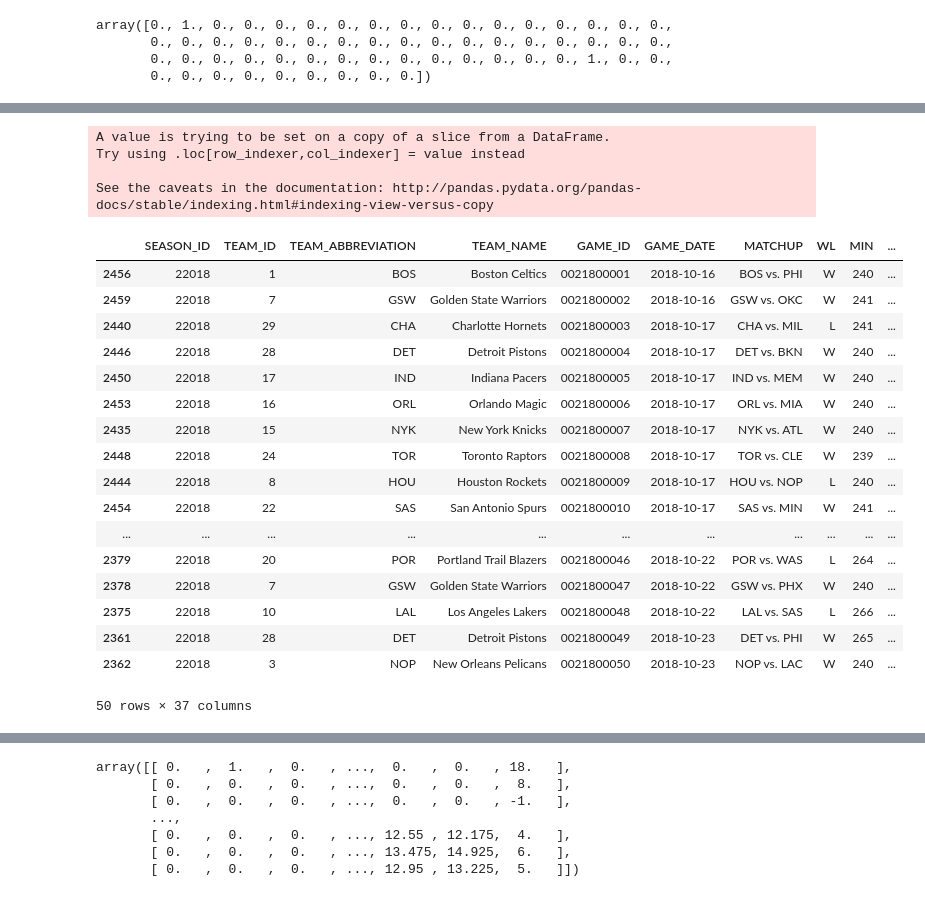
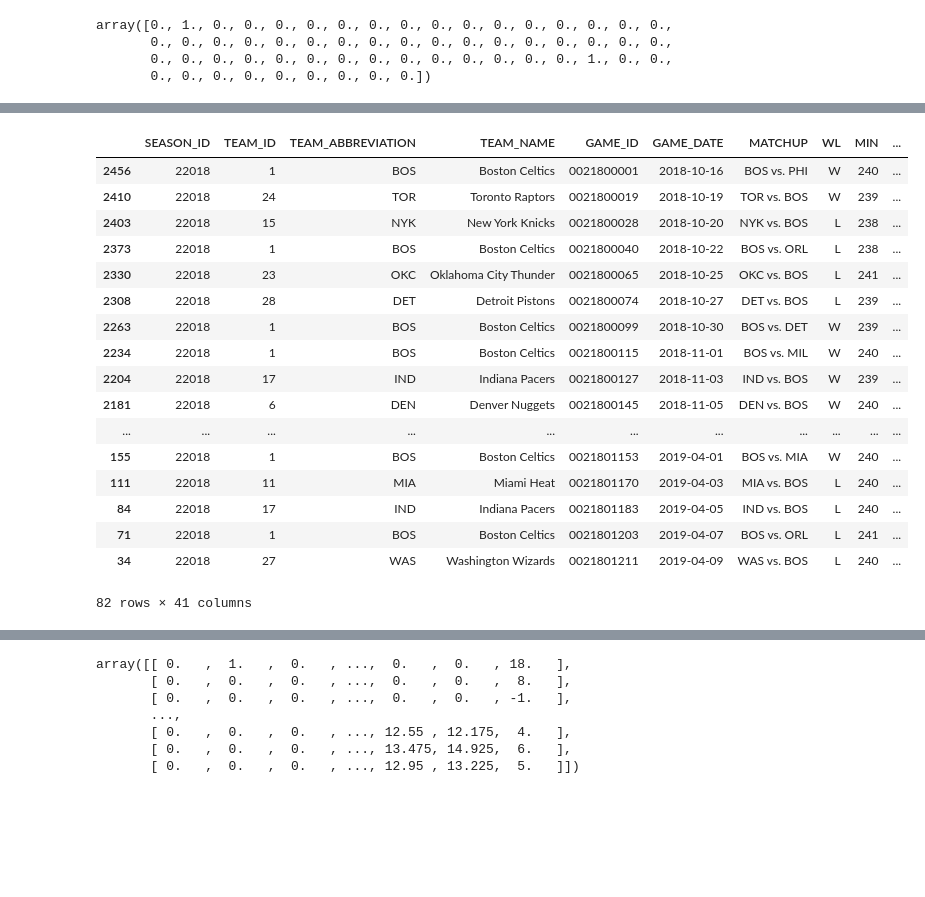
Before and after one commit to akhilgupta1093/nbaml, a Jupyter notebook: NBAML.ipynb, the cells around one changed output, grey strips where cells are left out. Cells and saved outputs as stored; diff of their text form; code cells hidden in the pictures; blank space fills up the shorter version.

Commit message:
removed set on copy errors

```diff
--- a/NBAML.ipynb
+++ b/NBAML.ipynb
@@ -64,7 +90,7 @@ def getPastAvg(df, col, away = False):
     abbrev = 'AWAY_TEAM_ABBREVIATION' if away else 'TEAM_ABBREVIATION'
     for team in home[abbrev].unique():
         pastVals[team] = [0.0, 0]
-    df[col + '_AVG'] = 0.0
+    df.loc[:,col + '_AVG'] = 0.0
     for i, row in df.iterrows():
         divisor = 1 if pastVals[df.at[i, abbrev]][1] == 0 else pastVals[df.at[i, abbrev]][1]
         df.at[i, col + '_AVG'] = pastVals[df.at[i, abbrev]][0] / divisor
@@ -79,35 +125,29 @@ home = flattenAway(home,away)
 # %%
 home = getPastAvg(home, 'PTS')
 home = getPastAvg(home, 'AWAY_PTS', True)
 home = getPastAvg(home, 'FG_PCT')
 home = getPastAvg(home, 'AWAY_FG_PCT', True)
 home = getPastAvg(home, 'FG3_PCT')
 home = getPastAvg(home, 'AWAY_FG3_PCT', True)
 home = getPastAvg(home, 'TOV')
 home = getPastAvg(home, 'AWAY_TOV', True)
+home[home.MATCHUP.str.contains('BOS')]
 # %% [output]
+|  | SEASON_ID | TEAM_ID | TEAM_ABBREVIATION | TEAM_NAME | GAME_ID | GAME_DATE | MATCHUP | WL | MIN | ... |
+| 2456 | 22018 | 1 | BOS | Boston Celtics | 0021800001 | 2018-10-16 | BOS vs. PHI | W | 240 | ... |
+| 2410 | 22018 | 24 | TOR | Toronto Raptors | 0021800019 | 2018-10-19 | TOR vs. BOS | W | 239 | ... |
+| 2403 | 22018 | 15 | NYK | New York Knicks | 0021800028 | 2018-10-20 | NYK vs. BOS | L | 238 | ... |
+| 2373 | 22018 | 1 | BOS | Boston Celtics | 0021800040 | 2018-10-22 | BOS vs. ORL | L | 238 | ... |
+| 2330 | 22018 | 23 | OKC | Oklahoma City Thunder | 0021800065 | 2018-10-25 | OKC vs. BOS | L | 241 | ... |
+| 2308 | 22018 | 28 | DET | Detroit Pistons | 0021800074 | 2018-10-27 | DET vs. BOS | L | 239 | ... |
+| 2263 | 22018 | 1 | BOS | Boston Celtics | 0021800099 | 2018-10-30 | BOS vs. DET | W | 239 | ... |
+| 2234 | 22018 | 1 | BOS | Boston Celtics | 0021800115 | 2018-11-01 | BOS vs. MIL | W | 240 | ... |
+| 2204 | 22018 | 17 | IND | Indiana Pacers | 0021800127 | 2018-11-03 | IND vs. BOS | W | 239 | ... |
+| 2181 | 22018 | 6 | DEN | Denver Nuggets | 0021800145 | 2018-11-05 | DEN vs. BOS | W | 240 | ... |
+| ... | ... | ... | ... | ... | ... | ... | ... | ... | ... | ... |
+| 155 | 22018 | 1 | BOS | Boston Celtics | 0021801153 | 2019-04-01 | BOS vs. MIA | W | 240 | ... |
+| 111 | 22018 | 11 | MIA | Miami Heat | 0021801170 | 2019-04-03 | MIA vs. BOS | L | 240 | ... |
+| 84 | 22018 | 17 | IND | Indiana Pacers | 0021801183 | 2019-04-05 | IND vs. BOS | L | 240 | ... |
+| 71 | 22018 | 1 | BOS | Boston Celtics | 0021801203 | 2019-04-07 | BOS vs. ORL | L | 241 | ... |
+| 34 | 22018 | 27 | WAS | Washington Wizards | 0021801211 | 2019-04-09 | WAS vs. BOS | L | 240 | ... |
-A value is trying to be set on a copy of a slice from a DataFrame.
-Try using .loc[row_indexer,col_indexer] = value instead
-
-See the caveats in the documentation: http://pandas.pydata.org/pandas-docs/stable/indexing.html#indexing-view-versus-copy
+82 rows × 41 columns
-# %%
-home.head(50)
-# %% [output]
-|  | SEASON_ID | TEAM_ID | TEAM_ABBREVIATION | TEAM_NAME | GAME_ID | GAME_DATE | MATCHUP | WL | MIN | ... |
-| 2456 | 22018 | 1 | BOS | Boston Celtics | 0021800001 | 2018-10-16 | BOS vs. PHI | W | 240 | ... |
-| 2459 | 22018 | 7 | GSW | Golden State Warriors | 0021800002 | 2018-10-16 | GSW vs. OKC | W | 241 | ... |
-| 2440 | 22018 | 29 | CHA | Charlotte Hornets | 0021800003 | 2018-10-17 | CHA vs. MIL | L | 241 | ... |
-| 2446 | 22018 | 28 | DET | Detroit Pistons | 0021800004 | 2018-10-17 | DET vs. BKN | W | 240 | ... |
-| 2450 | 22018 | 17 | IND | Indiana Pacers | 0021800005 | 2018-10-17 | IND vs. MEM | W | 240 | ... |
-| 2453 | 22018 | 16 | ORL | Orlando Magic | 0021800006 | 2018-10-17 | ORL vs. MIA | W | 240 | ... |
-| 2435 | 22018 | 15 | NYK | New York Knicks | 0021800007 | 2018-10-17 | NYK vs. ATL | W | 240 | ... |
-| 2448 | 22018 | 24 | TOR | Toronto Raptors | 0021800008 | 2018-10-17 | TOR vs. CLE | W | 239 | ... |
-| 2444 | 22018 | 8 | HOU | Houston Rockets | 0021800009 | 2018-10-17 | HOU vs. NOP | L | 240 | ... |
-| 2454 | 22018 | 22 | SAS | San Antonio Spurs | 0021800010 | 2018-10-17 | SAS vs. MIN | W | 241 | ... |
-| ... | ... | ... | ... | ... | ... | ... | ... | ... | ... | ... |
-| 2379 | 22018 | 20 | POR | Portland Trail Blazers | 0021800046 | 2018-10-22 | POR vs. WAS | L | 264 | ... |
-| 2378 | 22018 | 7 | GSW | Golden State Warriors | 0021800047 | 2018-10-22 | GSW vs. PHX | W | 240 | ... |
-| 2375 | 22018 | 10 | LAL | Los Angeles Lakers | 0021800048 | 2018-10-22 | LAL vs. SAS | L | 266 | ... |
-| 2361 | 22018 | 28 | DET | Detroit Pistons | 0021800049 | 2018-10-23 | DET vs. PHI | W | 265 | ... |
-| 2362 | 22018 | 3 | NOP | New Orleans Pelicans | 0021800050 | 2018-10-23 | NOP vs. LAC | W | 240 | ... |
-50 rows × 37 columns
```
Also changed, not shown: parts of 7 cells of this notebook.
